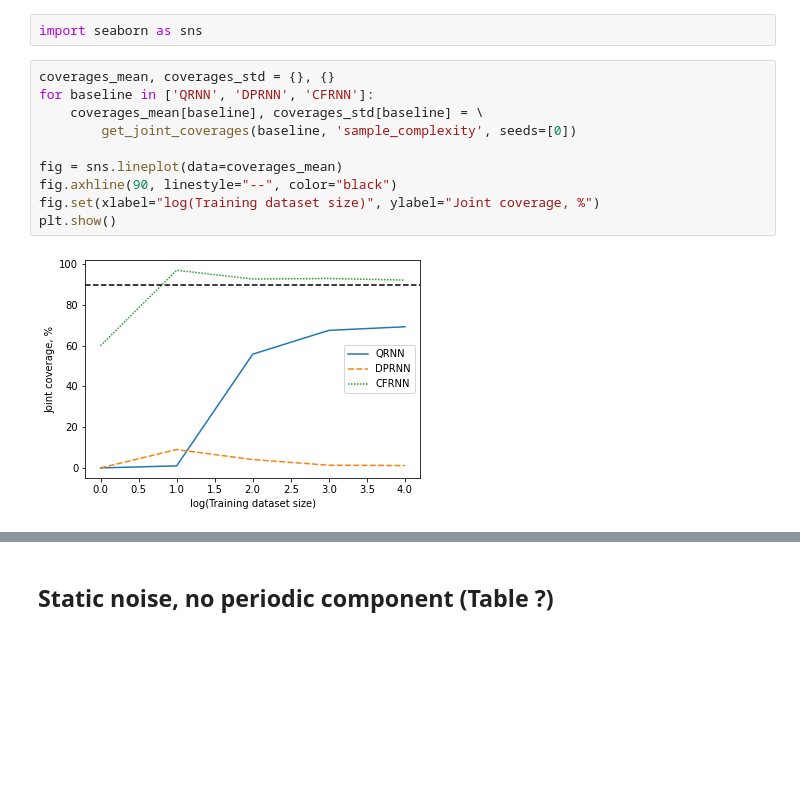
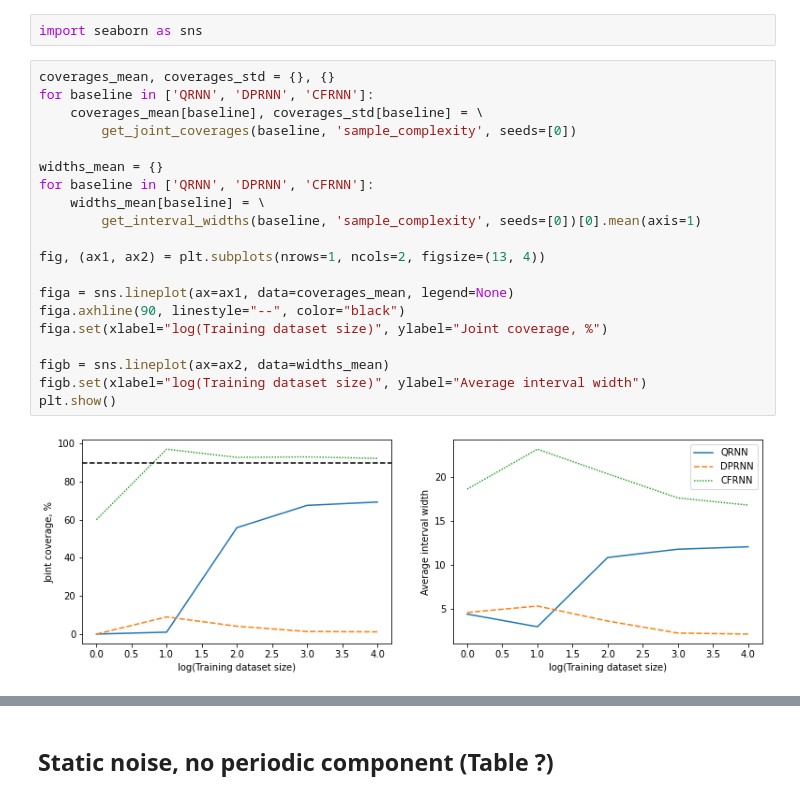
Before and after one commit to kamilest/conformal-rnn, a Jupyter notebook: synthetic.ipynb, the cells around one changed output, grey strips where cells are left out. Saved outputs shown, nothing was run; the diff lists cells and outputs as text; blank space fills up the shorter version.

```diff
--- a/synthetic.ipynb
+++ b/synthetic.ipynb
@@ -203,12 +203,22 @@ import seaborn as sns
 # %%
 coverages_mean, coverages_std = {}, {}
 for baseline in ['QRNN', 'DPRNN', 'CFRNN']:
     coverages_mean[baseline], coverages_std[baseline] = \
         get_joint_coverages(baseline, 'sample_complexity', seeds=[0])
 
-fig = sns.lineplot(data=coverages_mean)
-fig.axhline(90, linestyle="--", color="black")
-fig.set(xlabel="log(Training dataset size)", ylabel="Joint coverage, %")
+widths_mean = {}
+for baseline in ['QRNN', 'DPRNN', 'CFRNN']:
+    widths_mean[baseline] = \
+        get_interval_widths(baseline, 'sample_complexity', seeds=[0])[0].mean(axis=1)
+
+fig, (ax1, ax2) = plt.subplots(nrows=1, ncols=2, figsize=(13, 4))
+
+figa = sns.lineplot(ax=ax1, data=coverages_mean, legend=None)
+figa.axhline(90, linestyle="--", color="black")
+figa.set(xlabel="log(Training dataset size)", ylabel="Joint coverage, %")
+
+figb = sns.lineplot(ax=ax2, data=widths_mean)
+figb.set(xlabel="log(Training dataset size)", ylabel="Average interval width")
 plt.show()
 # %% [output]
-[figure, old version]
+[figure, new version]
```
Also changed, not shown: parts of 1 cell of this notebook.
